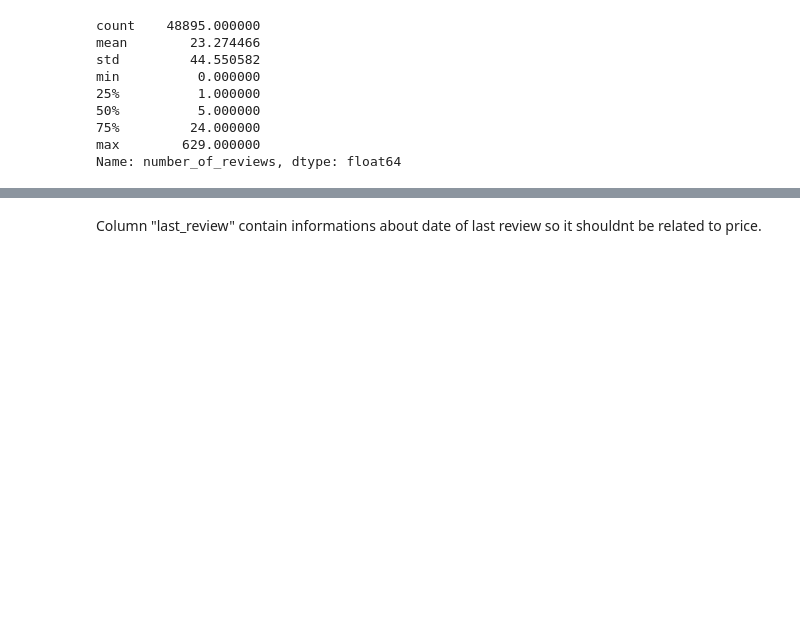
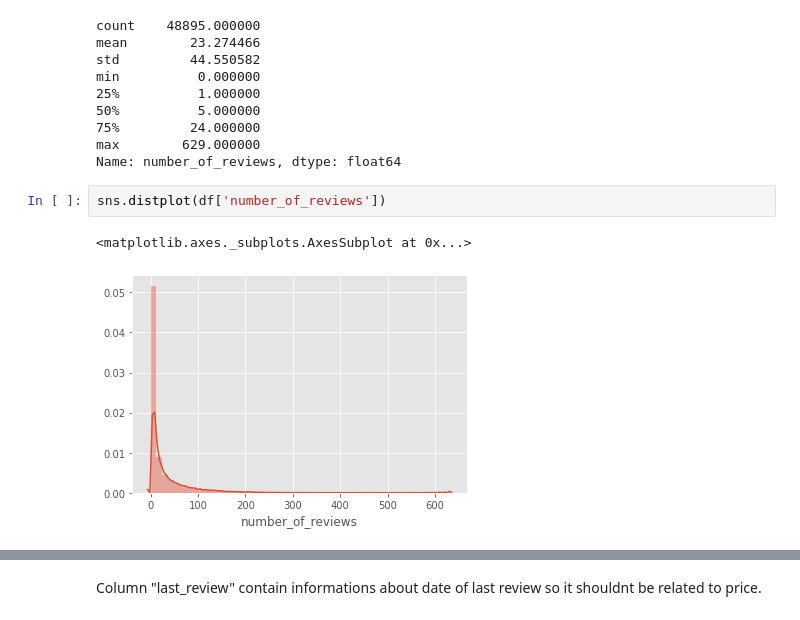
Before and after one commit to pawelmotek/Smart-pricing-airbnb-project, a Jupyter notebook: Project_airbnb_NY.ipynb, the cells around one changed output, grey strips where cells are left out. Drawn from its saved outputs; the diff is of its cells as text; blank space fills up the shorter version.

```diff
--- a/Project_airbnb_NY.ipynb
+++ b/Project_airbnb_NY.ipynb
@@ -172,3 +207,8 @@ min          0.000000
 75%         24.000000
 max        629.000000
 Name: number_of_reviews, dtype: float64
+# %%
+sns.distplot(df['number_of_reviews'])
+# %% [output]
+<matplotlib.axes._subplots.AxesSubplot at 0x...>
+[figure, added]
```
Also changed, not shown: parts of 31 cells of this notebook.
